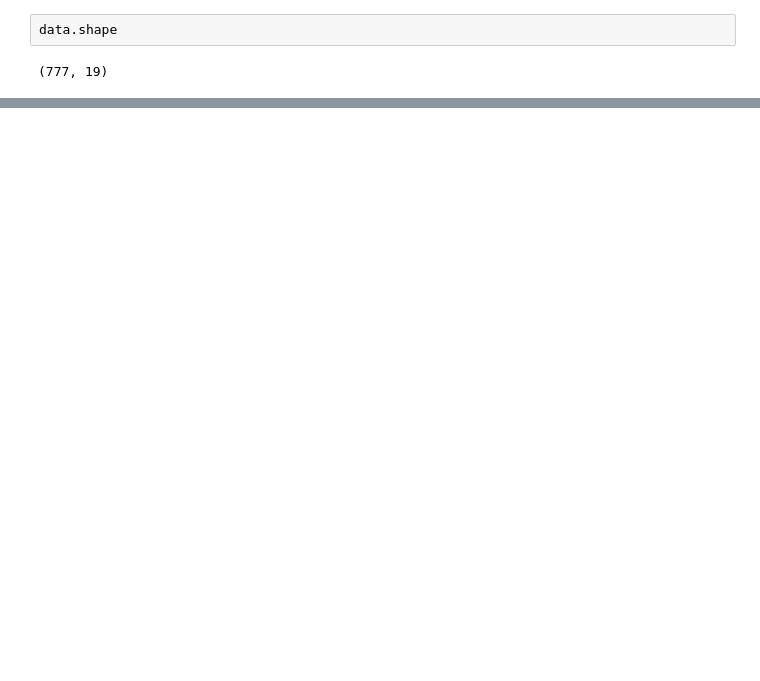
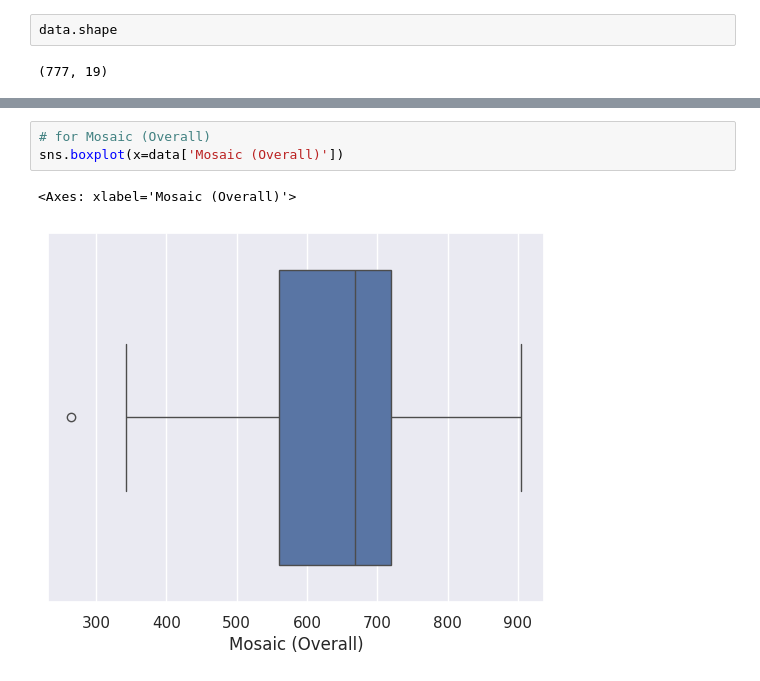
Before and after one commit to alessandrotavazzi/collaboration_swisscom, a Jupyter notebook: data_analysis.ipynb, the cells around one changed output, grey strips where cells are left out. Saved outputs shown, nothing was run; the diff lists cells and outputs as text; blank space fills up the shorter version.

```diff
--- a/data_analysis.ipynb
+++ b/data_analysis.ipynb
@@ -301,0 +443,6 @@ data.shape
+# %%
+# for Mosaic (Overall)
+sns.boxplot(x=data['Mosaic (Overall)'])
+# %% [output]
+<Axes: xlabel='Mosaic (Overall)'>
+[figure, added]
```
Also changed, not shown: parts of 42 cells of this notebook.
